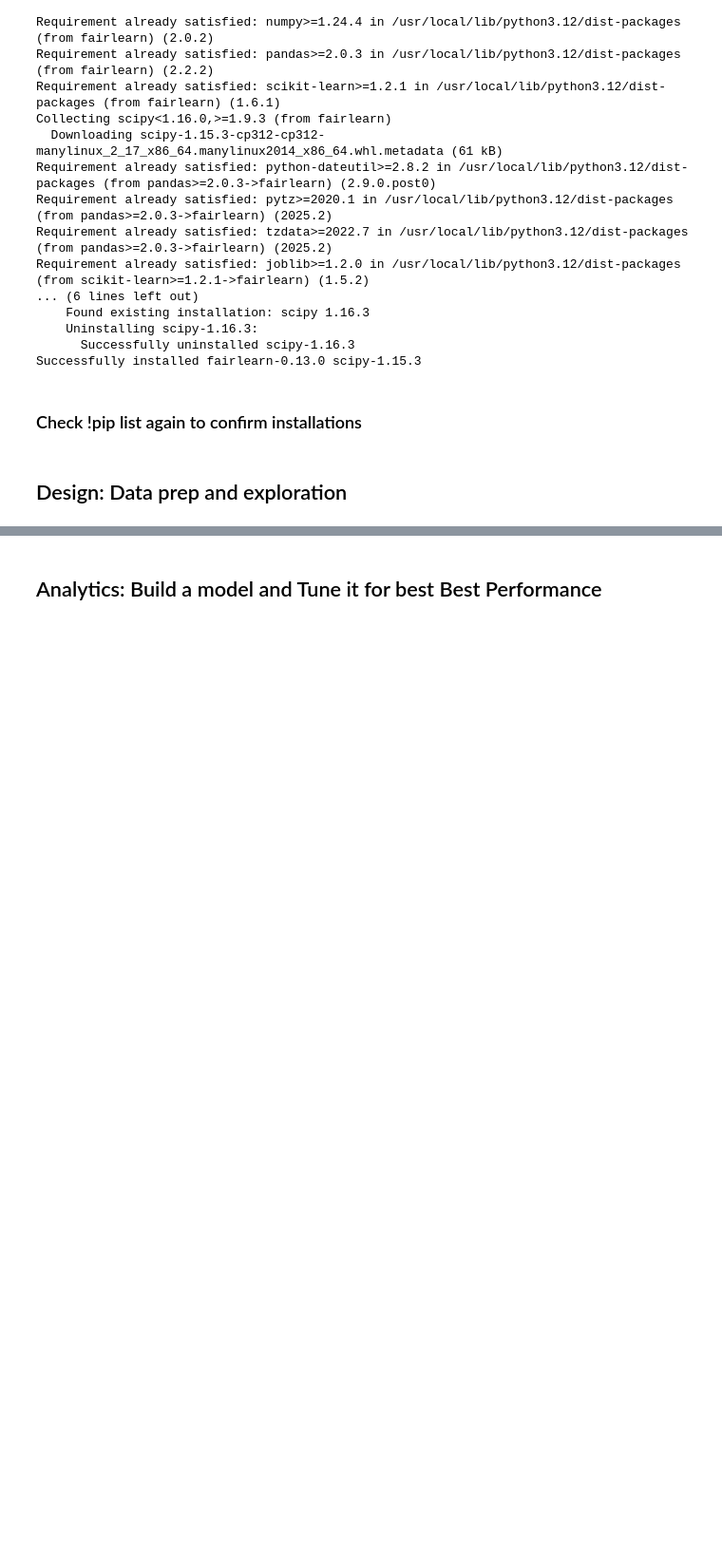
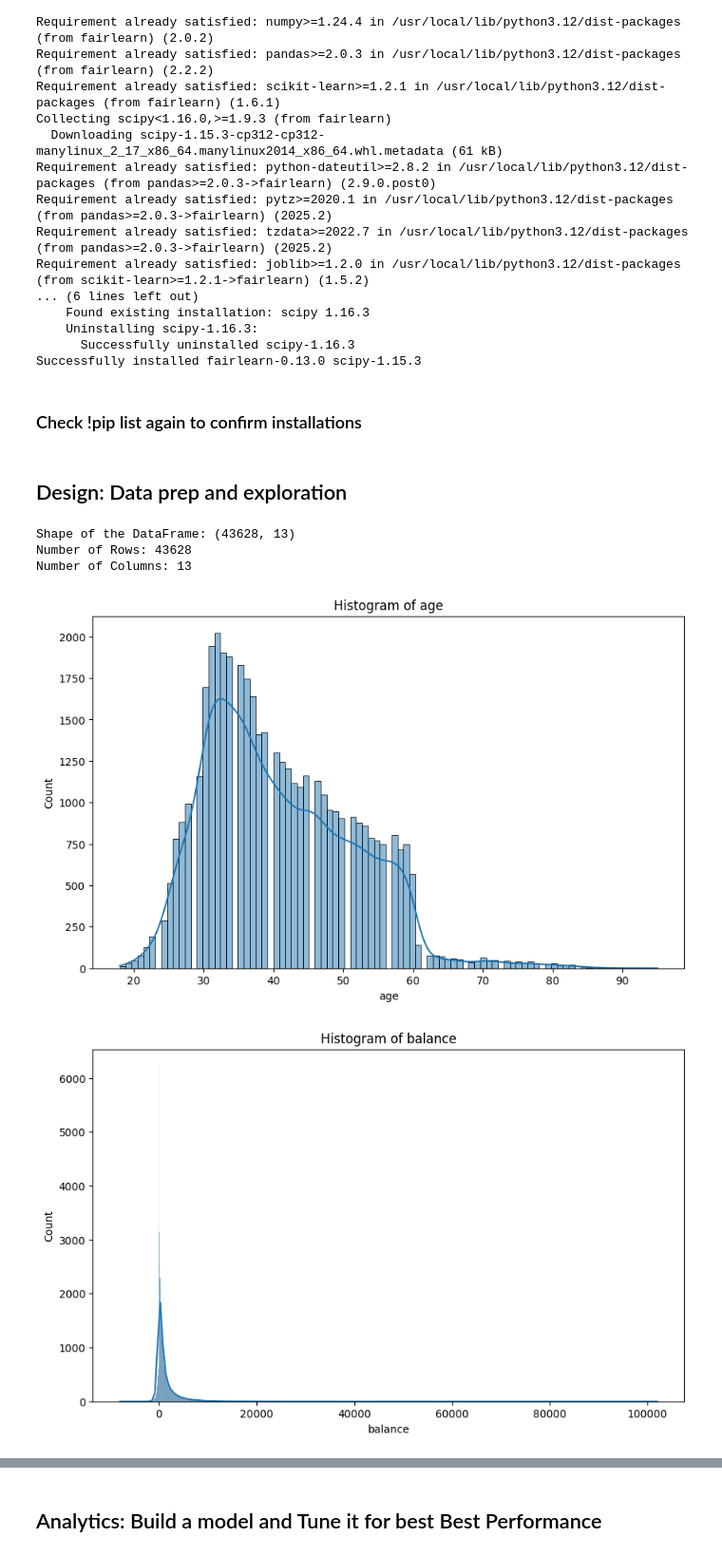
Before and after one commit to ADollarStore/ds1001_final, a Jupyter notebook: ds1001_final/notebooks/Final_Project_Notebook.ipynb, the cells around one changed output, grey strips where cells are left out. Shown: that part at 95% size. Drawn from its saved outputs; the diff is of its cells as text; code cells hidden in the pictures; blank space fills up the shorter version.

```diff
--- a/ds1001_final/notebooks/Final_Project_Notebook.ipynb
+++ b/ds1001_final/notebooks/Final_Project_Notebook.ipynb
@@ -97,16 +100,27 @@ from fairlearn.metrics import count, true_positive_rate, false_positive_rate, se
 # %% [markdown]
 ## Design: Data prep and exploration
 # %%
-"name your dataset" = pd.read_csv('your_dataset.csv') # the data is the data folder,
+final = pd.read_csv('/content/ds1001_final/ds1001_final/data/processed/bank_final.csv') # the data is the data folder,
 #you'll need to use the correct path to the dataset.
+rows_cols_tuple = final.shape
 
+print(f"Shape of the DataFrame: {rows_cols_tuple}")
+print(f"Number of Rows: {rows_cols_tuple[0]}")
+print(f"Number of Columns: {rows_cols_tuple[1]}")
 # How many rows are in the dataframe? How many columns?
+# %% [output]
+Shape of the DataFrame: (43628, 13)
+Number of Rows: 43628
+Number of Columns: 13
 # %%
 # Explore the variables a bit more, create histograms for the numerics values and bar charts for the categorical.
 # Histograms for numeric variables
-numeric_columns = "xx".select_dtypes(include=['number']).columns
+numeric_columns = final.select_dtypes(include=['number']).columns
 for col in numeric_columns:
     plt.figure(figsize=(10, 6))
-    sns.histplot("xx"[col], kde=True)
+    sns.histplot(final[col], kde=True)
     plt.title(f'Histogram of {col}')
     plt.show()
+# %% [output]
+[figure, added]
+[figure, added]
```
Also changed, not shown: parts of 26 cells of this notebook.
